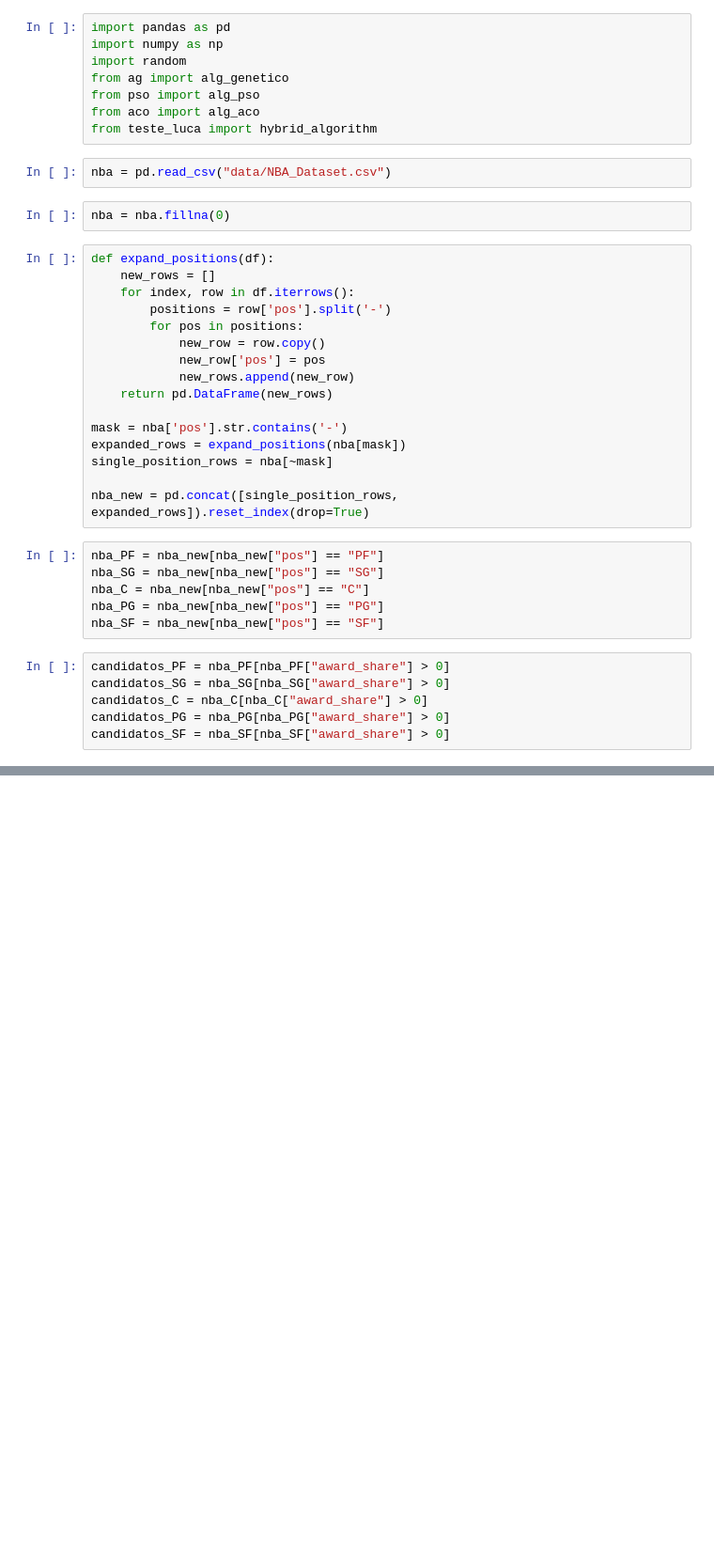
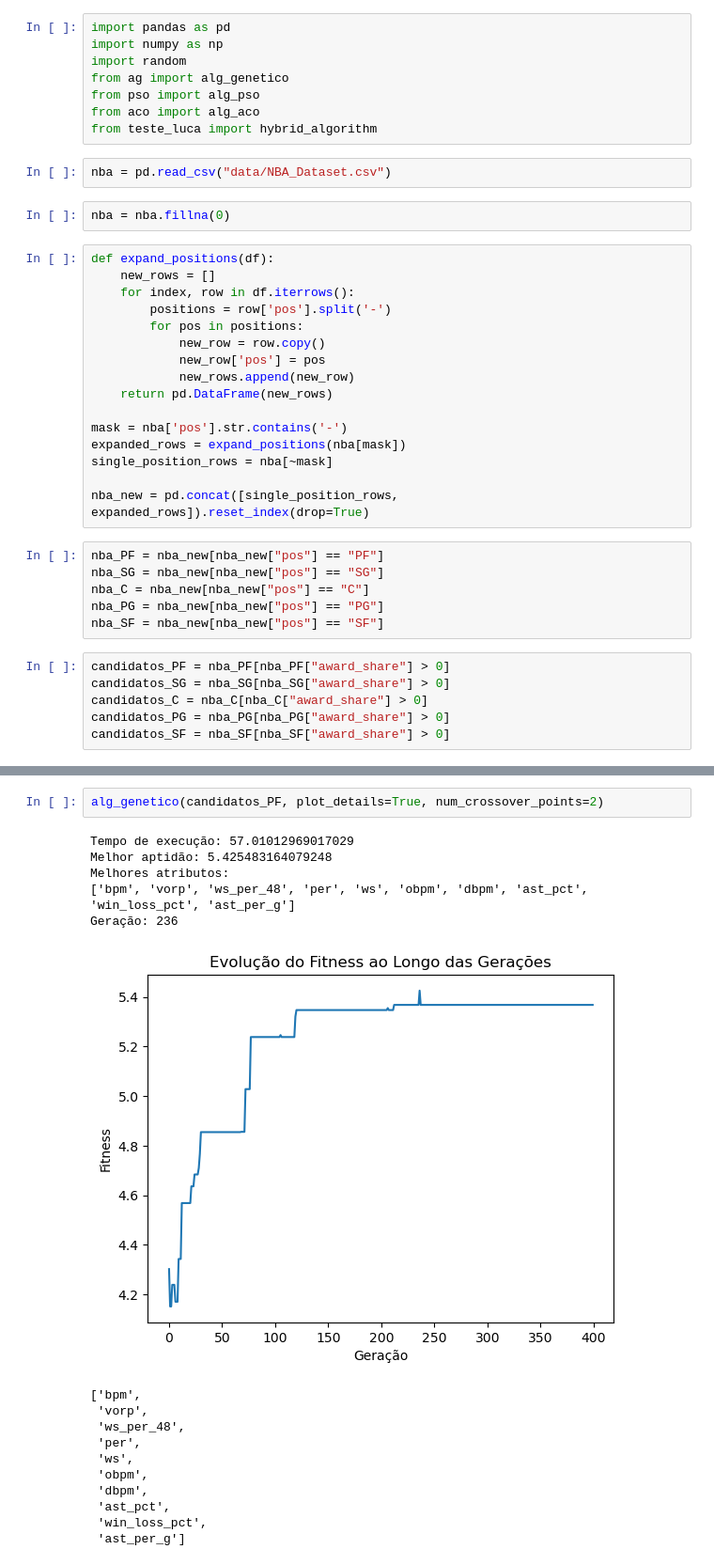
Before and after one commit to luca1-1/comp_evolucionaria, a Jupyter notebook: trabalho.ipynb, the cells around one changed output, grey strips where cells are left out. Shown at 94% size. Cells and saved outputs as stored; diff of their text form; blank space fills up the shorter version.

Commit message:
Adicionar numero de crossovers variavel

```diff
--- a/trabalho.ipynb
+++ b/trabalho.ipynb
@@ -116,0 +117,19 @@ Geração: 5
+# %%
+alg_genetico(candidatos_PF, plot_details=True, num_crossover_points=2)
+# %% [output]
+Tempo de execução: 57.01012969017029
+Melhor aptidão: 5.425483164079248
+Melhores atributos:
+['bpm', 'vorp', 'ws_per_48', 'per', 'ws', 'obpm', 'dbpm', 'ast_pct', 'win_loss_pct', 'ast_per_g']
+Geração: 236
+[figure, added]
+['bpm',
+ 'vorp',
+ 'ws_per_48',
+ 'per',
+ 'ws',
+ 'obpm',
+ 'dbpm',
+ 'ast_pct',
+ 'win_loss_pct',
+ 'ast_per_g']
```
Also changed, not shown: parts of 10 cells of this notebook, 1 other file.
